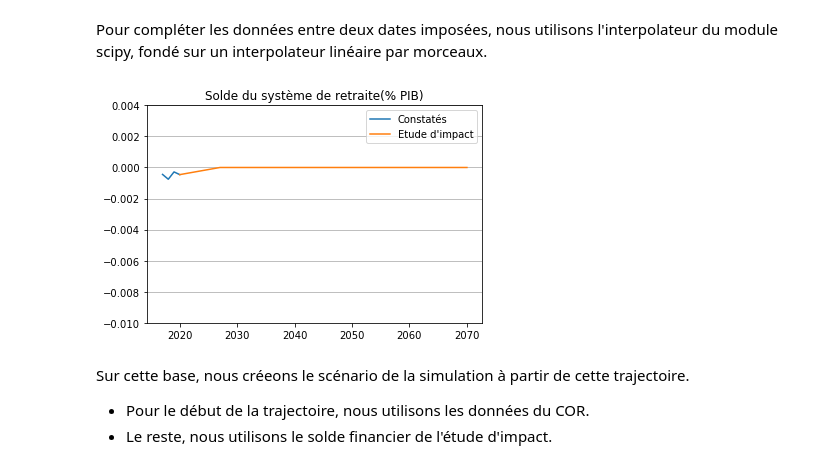
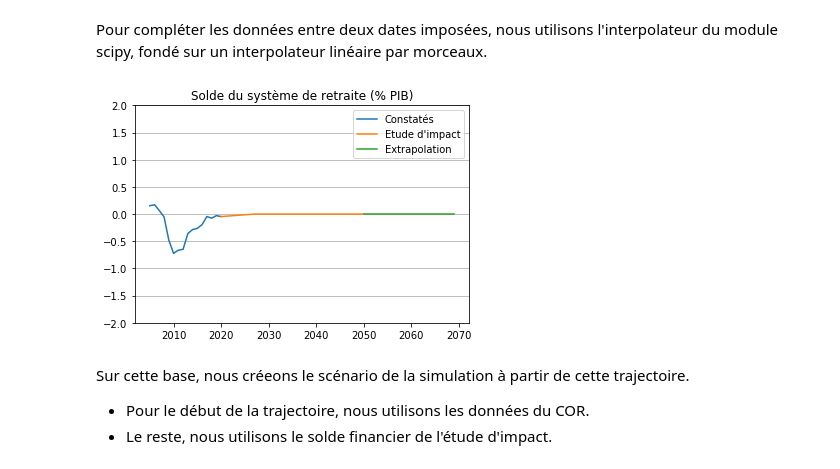
Before and after one commit to brunoscherrer/retraites, a Jupyter notebook: doc/simulation-Etude-Impact.ipynb, the cells around one changed output. Saved outputs shown, nothing was run; the diff lists cells and outputs as text; code cells hidden in the pictures.

Commit message:
Corrige les hypothèses de calcul dans l'article et la simulation : les dépenses sont celles du célèbre tableau 39

```diff
--- a/doc/simulation-Etude-Impact.ipynb
+++ b/doc/simulation-Etude-Impact.ipynb
@@ -123,4 +129,7 @@ Puis nous lisons les données sur la figure 58 de l'étude d'impact, en extrapol
 # %%
 annees = [2020, 2025, 2030, 2040, 2050, 2060, 2070]
-depenses = [derniere_depense_constatee, 0.138, 0.138, 0.136, 0.130, 0.127, 0.126]
+depenses = [derniere_depense_constatee, 0.136, 0.135, 0.133, 0.129, 0.127, 0.126]
 nb_annees = len(annees)
+print("Trajectoire de dépenses du SUR")
+for i in range(nb_annees):
+    print("%d, %.2f %%" % (annees[i], 100*depenses[i]))
@@ -193,17 +213,23 @@ Pour compléter les données entre deux dates imposées, nous utilisons l'interp
 # %%
 soldes_interpolateur = interpolate.interp1d(annees, soldes)
 # %%
-annees_table_EI = range(2020,2071)
+annees_table_EI = range(2020,2051)
 soldes_table_EI = soldes_interpolateur(annees_table_EI)
+# %%
+annees_table_extrapolation = range(2050,2070)
+soldes_table_extrapolation = soldes_interpolateur(annees_table_extrapolation)
 # %%
-pl.plot(annees_constatees, soldes_constatees, label="Constatés")
-pl.plot(annees_table_EI, soldes_table_EI, label="Etude d'impact")
-pl.ylim(bottom=-0.010, top=0.004)
-pl.title("Solde du système de retraite(% PIB)");
+pl.plot(annees_constatees, 100.0*np.array(soldes_constatees), label="Constatés")
+pl.plot(annees_table_EI, 100.0*np.array(soldes_table_EI), label="Etude d'impact")
+pl.plot(annees_table_extrapolation, 100.0*np.array(soldes_table_extrapolation), label="Extrapolation")
+pl.ylim(bottom=-2.0, top=2.0)
+pl.title("Solde du système de retraite (% PIB)");
 pl.legend();
 pl.grid(axis="y")
+pl.savefig("Article4/Simulation-Solde-Financier.pdf")
+pl.savefig("Article4/Simulation-Solde-Financier.png")
 # %% [output]
-[figure, old version]
+[figure, new version]
 # %% [markdown]
 Sur cette base, nous créeons le scénario de la simulation à partir de cette trajectoire.
 * Pour le début de la trajectoire, nous utilisons les données du COR.
```
Also changed, not shown: parts of 23 cells of this notebook, 7 other files.
